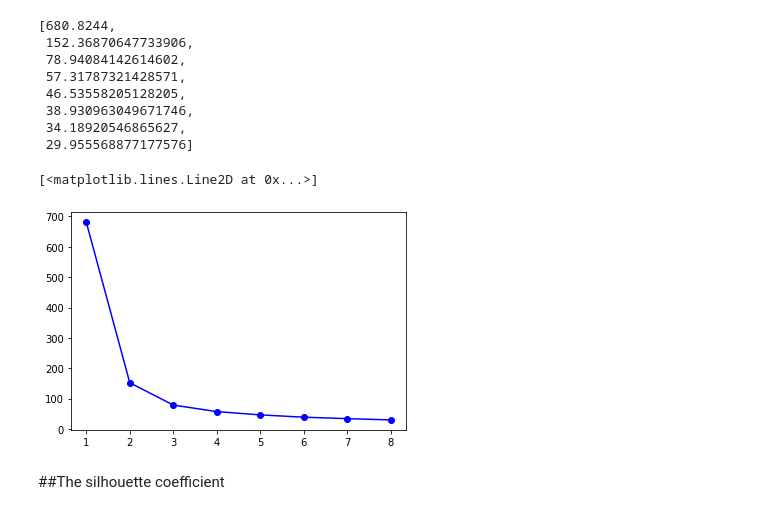
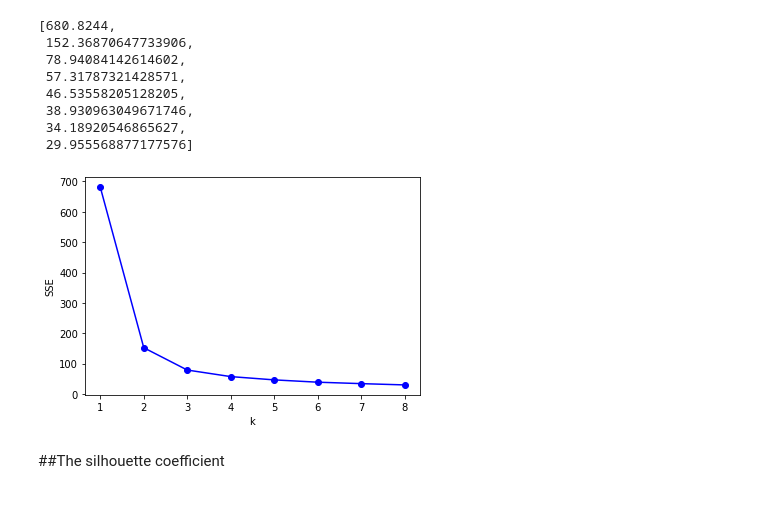
Before and after one commit to Kggzzz/Multivaririate, a Jupyter notebook: Chapter_6_Cluster_Analysis.ipynb, the cells around one changed output. Cells and saved outputs as stored; diff of their text form; code cells hidden in the pictures.

```diff
--- a/Chapter_6_Cluster_Analysis.ipynb
+++ b/Chapter_6_Cluster_Analysis.ipynb
@@ -190,8 +190,9 @@ SSE
  29.955568877177576]
 # %%
 plt.plot([1,2,3,4,5,6,7,8],SSE,'o-b')
+plt.xlabel('k')
+plt.ylabel('SSE');
 # %% [output]
-[<matplotlib.lines.Line2D at 0x...>]
-[figure, old version]
+[figure, new version]
 # %% [markdown]
 ##The silhouette coefficient
```
Also changed, not shown: parts of 4 cells of this notebook.
